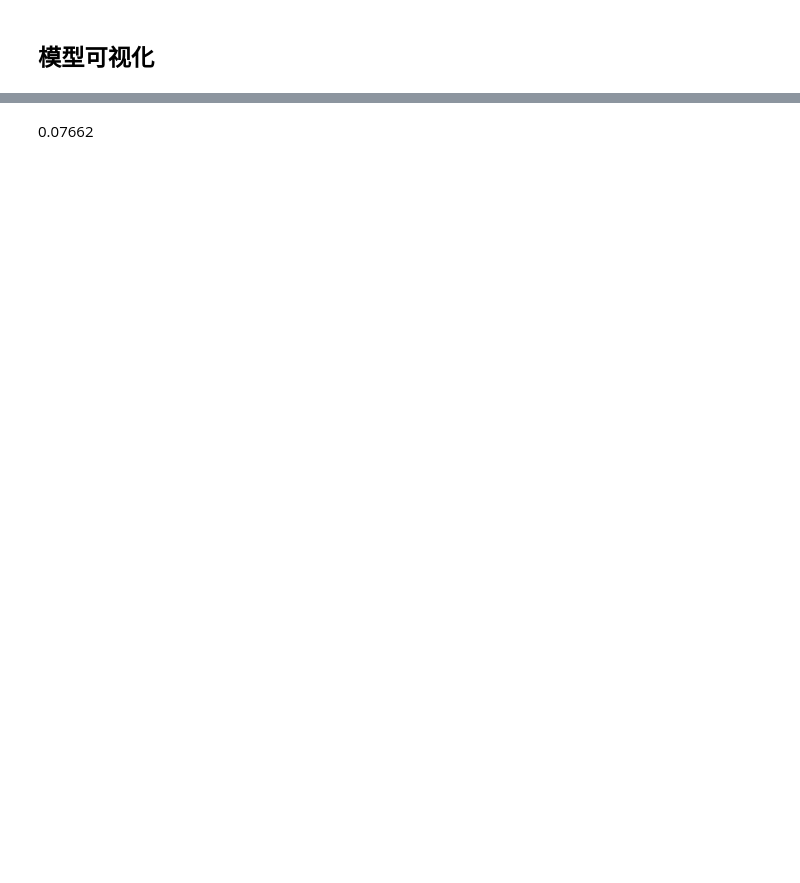
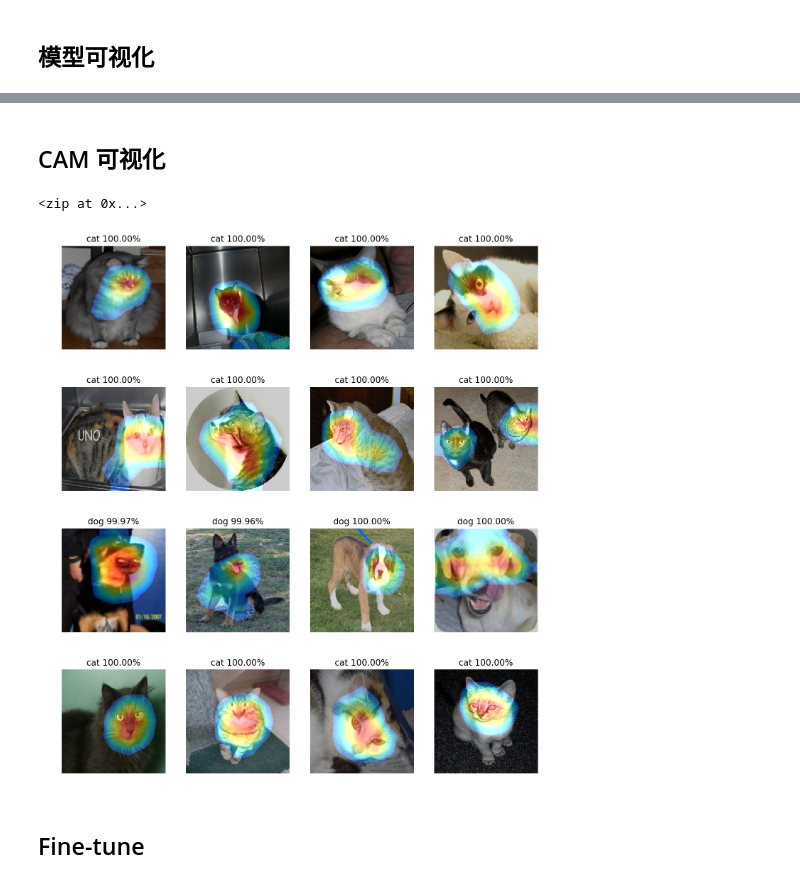
Before and after one commit to gyhkevin/udacity-ML-2, a Jupyter notebook: p7/dogs-vs-cats/resnet50_train_fine.ipynb, the cells around one changed output, grey strips where cells are left out. Drawn from its saved outputs; the diff is of its cells as text; code cells hidden in the pictures; blank space fills up the shorter version.

```diff
--- a/p7/dogs-vs-cats/resnet50_train_fine.ipynb
+++ b/p7/dogs-vs-cats/resnet50_train_fine.ipynb
@@ -140,9 +85,0 @@ SVG(model_to_dot(model, show_shapes=True).create(prog='dot', format='svg'))
-# %%
-from keras.callbacks import ModelCheckpoint
-
-checkpoint = ModelCheckpoint(filepath="fine_weight_resnet50.h5", monitor='val_loss', verbose=1,
-                             save_best_only=True, mode='min',
-                             save_weights_only=True)
-
-model.fit(X_train, y_train, batch_size=128, epochs=20, validation_split=0.2, shuffle=True, callbacks=[checkpoint])
-model.save_weights("fine_weight_resnet50.h5")
@@ -167,5 +85,0 @@ Epoch 00020: val_loss did not improve
-# %%
-# 模型预测
-model.load_weights('fine_weight_resnet50.h5')
-y_pred = model.predict(X_test, verbose=1)
-y_pred = y_pred.clip(min=0.005, max=0.995)
@@ -208,2 +86,50 @@ Found 12500 images belonging to 1 classes.
-# %% [markdown]
-0.07662
+# %% [markdown]
+## CAM 可视化
+# %%
+zip([x.name for x in model.layers], range(len(model.layers)))
+# %% [output]
+<zip at 0x...>
+# %%
+weights = model.layers[177].get_weights()[0]
+model2 = Model(model.input, [model.layers[172].output, model.output])
+# %%
+import matplotlib.pyplot as plt
+import random
+%matplotlib inline
+%config InlineBackend.figure_format = 'retina'
+
+plt.figure(figsize=(12, 14))
+for i in range(16):
+    plt.subplot(4, 4, i+1)
+    img = cv2.imread(current_dir + '/data/test/test/%d.jpg' % random.randint(1, 12500))
+    img = cv2.resize(img, (224, 224))
+    x = img.copy()
+    x.astype(np.float32)
+    out, prediction = model2.predict(np.expand_dims(x, axis=0))
+
+    prediction = prediction[0]
+    out = out[0]
+
+    if prediction < 0.5:
+        plt.title('cat %.2f%%' % (100 - prediction*100))
+    else:
+        plt.title('dog %.2f%%' % (prediction*100))
+
+    cam = (prediction - 0.5) * np.matmul(out, weights)
+    cam -= cam.min()
+    cam /= cam.max()
+    cam -= 0.2
+    cam /= 0.8
+
+    cam = cv2.resize(cam, (224, 224))
+    heatmap = cv2.applyColorMap(np.uint8(255*cam), cv2.COLORMAP_JET)
+    heatmap[np.where(cam <= 0.2)] = 0
+
+    out = cv2.addWeighted(img, 0.8, heatmap, 0.4, 0)
+
+    plt.axis('off')
+    plt.imshow(out[:,:,::-1])
+# %% [output]
+[figure, added]
+# %% [markdown]
+## Fine-tune
```
Also changed, not shown: parts of 15 cells of this notebook, 2 other files.
